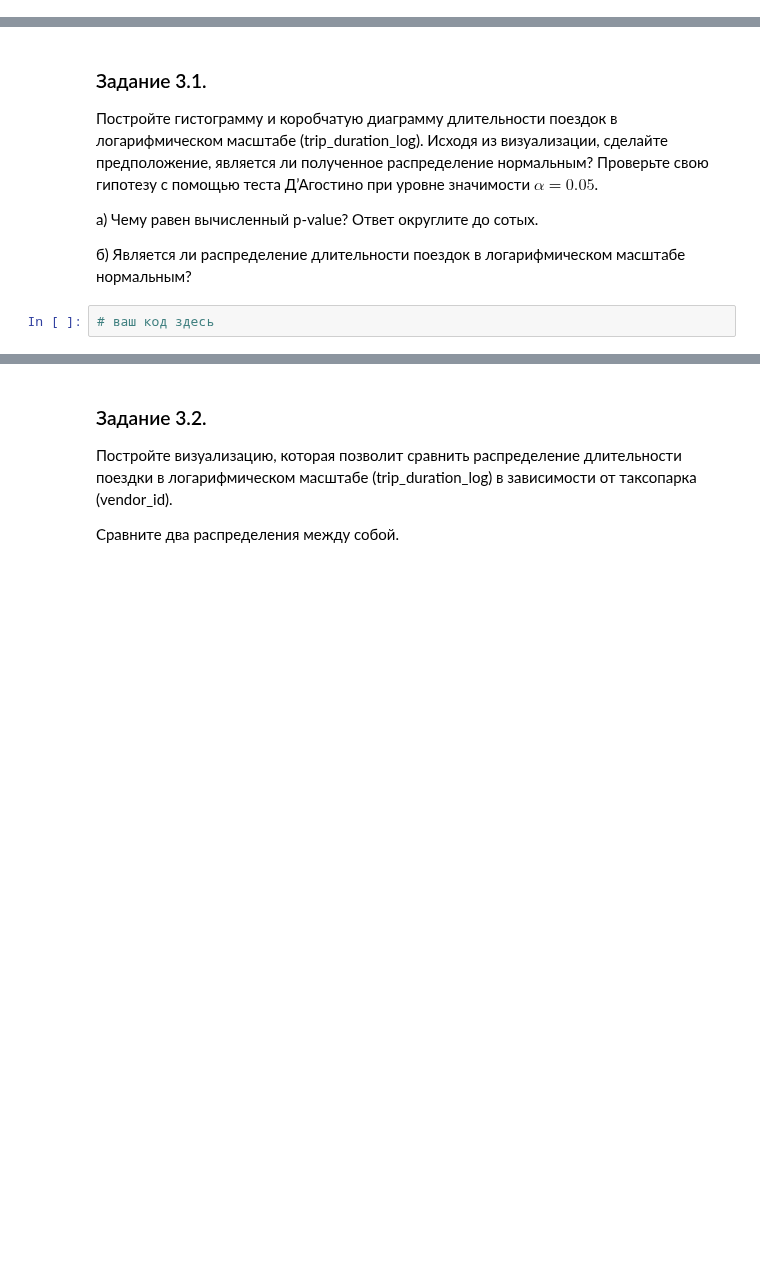
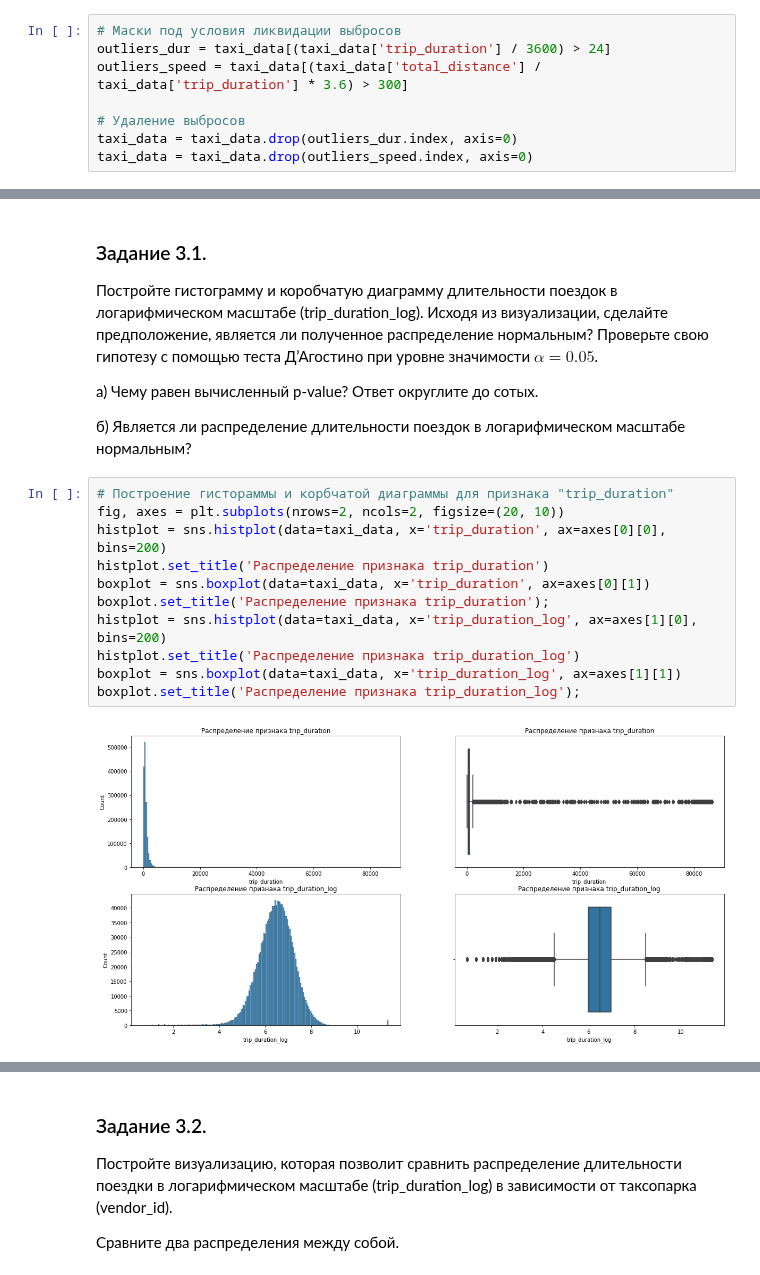
Before and after one commit to PoluboyarinovSI/SF_DataScience, a Jupyter notebook: project_5/Project-5._ML.ipynb, the cells around one changed output, grey strips where cells are left out. Saved outputs shown, nothing was run; the diff lists cells and outputs as text; blank space fills up the shorter version.

```diff
--- a/project_5/Project-5._ML.ipynb
+++ b/project_5/Project-5._ML.ipynb
@@ -459,3 +461,11 @@ ax.set_ylabel('Average speed');
+# %%
+# Маски под условия ликвидации выбросов
+outliers_dur = taxi_data[(taxi_data['trip_duration'] / 3600) > 24]
+outliers_speed = taxi_data[(taxi_data['total_distance'] / taxi_data['trip_duration'] * 3.6) > 300]
+
+# Удаление выбросов
+taxi_data = taxi_data.drop(outliers_dur.index, axis=0)
+taxi_data = taxi_data.drop(outliers_speed.index, axis=0)
 # %% [markdown]
 ## 3. Разведывательный анализ данных (EDA)
 # %% [markdown]
@@ -478,5 +488,16 @@ taxi_data['trip_duration_log'] = np.log(taxi_data['trip_duration']+1)
 а) Чему равен вычисленный p-value? Ответ округлите до сотых.
 
 б) Является ли распределение длительности поездок в логарифмическом масштабе нормальным?
-# %%
-# ваш код здесь
+# %%
+# Построение гистораммы и корбчатой диаграммы для признака "trip_duration"
+fig, axes = plt.subplots(nrows=2, ncols=2, figsize=(20, 10))
+histplot = sns.histplot(data=taxi_data, x='trip_duration', ax=axes[0][0], bins=200)
+histplot.set_title('Распределение признака trip_duration')
+boxplot = sns.boxplot(data=taxi_data, x='trip_duration', ax=axes[0][1])
+boxplot.set_title('Распределение признака trip_duration');
+histplot = sns.histplot(data=taxi_data, x='trip_duration_log', ax=axes[1][0], bins=200)
+histplot.set_title('Распределение признака trip_duration_log')
+boxplot = sns.boxplot(data=taxi_data, x='trip_duration_log', ax=axes[1][1])
+boxplot.set_title('Распределение признака trip_duration_log');
+# %% [output]
+[figure, added]
```
Also changed, not shown: parts of 12 cells of this notebook.
